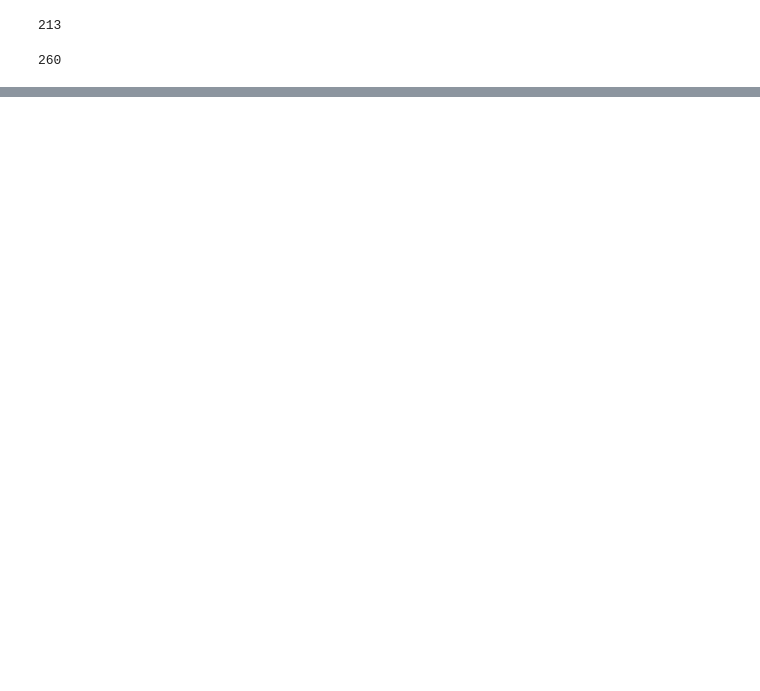
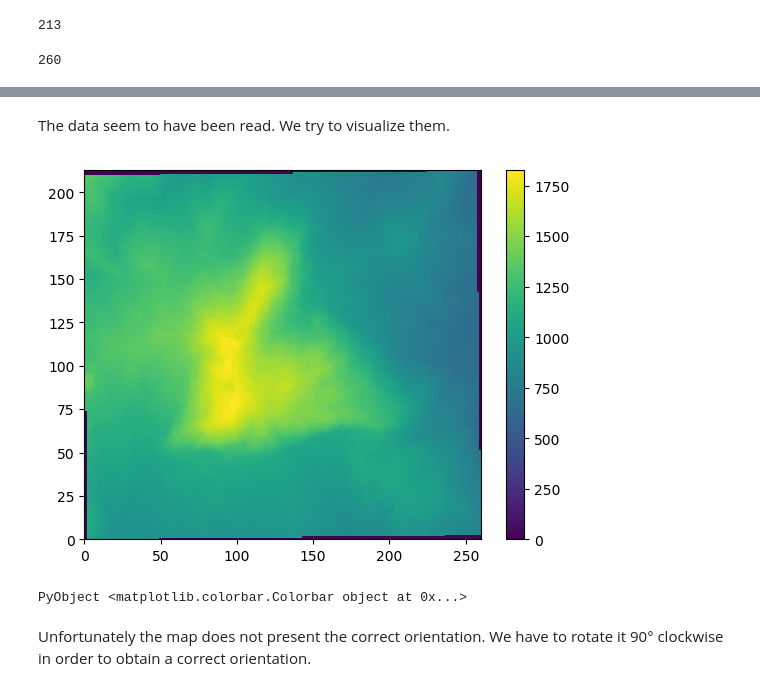
Before and after one commit to mauroalberti/jeo, a Jupyter notebook: Starting with Julia and structural geology.ipynb, the cells around one changed output, grey strips where cells are left out. Drawn from its saved outputs; the diff is of its cells as text; code cells hidden in the pictures; blank space fills up the shorter version.

Commit message:
Read and plotted DEM

```diff
--- a/Starting with Julia and structural geology.ipynb
+++ b/Starting with Julia and structural geology.ipynb
@@ -99,3 +102,5 @@ xsize = GDAL.getrasterbandxsize(band)
 ysize = GDAL.getrasterbandysize(band)
 # %% [output]
 260
+# %%
+data = fill(0.0f0, (xsize, ysize))
@@ -101,0 +150,2 @@ ysize = GDAL.getrasterbandysize(band)
+# %% [markdown]
+The data seem to have been read. We try to visualize them.
@@ -101,0 +154,8 @@ ysize = GDAL.getrasterbandysize(band)
+# %%
+pcolormesh(data)
+colorbar()
+# %% [output]
+[figure, added]
+PyObject <matplotlib.colorbar.Colorbar object at 0x...>
+# %% [markdown]
+Unfortunately the map does not present the correct orientation. We have to rotate it 90° clockwise in order to obtain a correct orientation.
```
Also changed, not shown: parts of 10 cells of this notebook.
